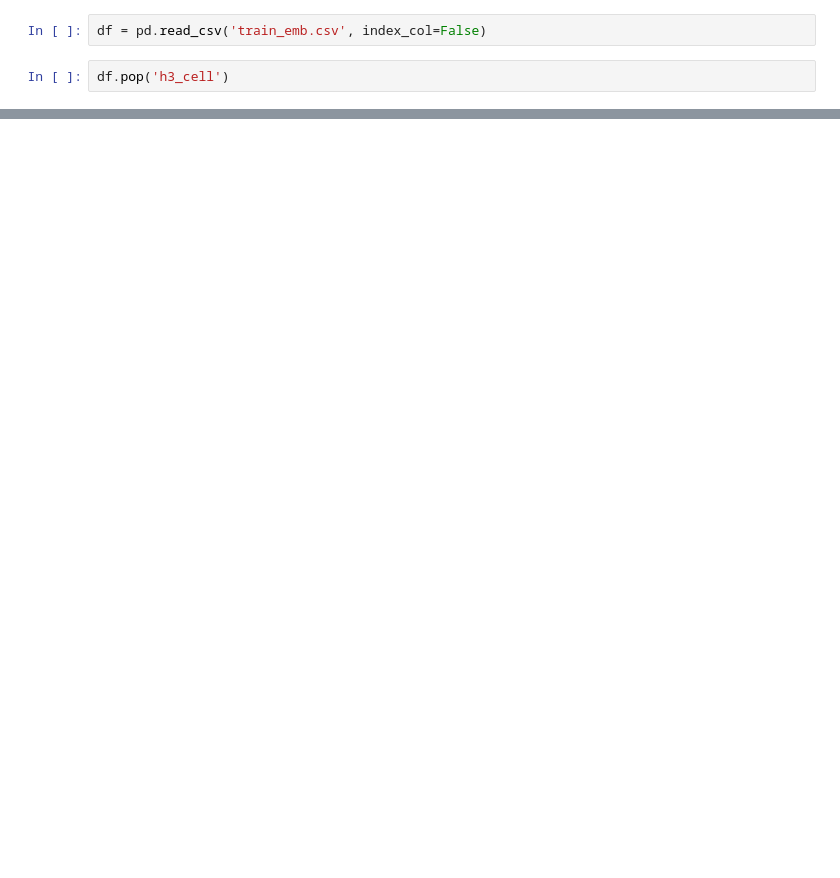
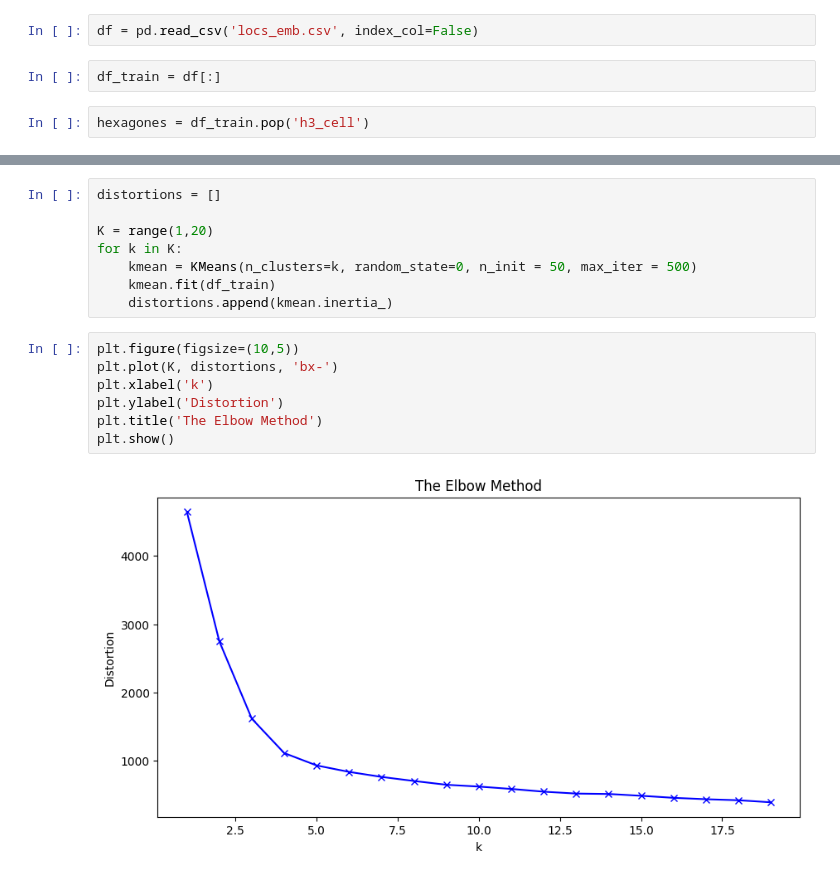
Before and after one commit to Alexeiyaganov/busness_potential, a Jupyter notebook: clasterization.ipynb, the cells around one changed output, grey strips where cells are left out. Drawn from its saved outputs; the diff is of its cells as text; blank space fills up the shorter version.

```diff
--- a/clasterization.ipynb
+++ b/clasterization.ipynb
@@ -12,4 +34,6 @@ from copy import deepcopy
 # %%
-df = pd.read_csv('train_emb.csv', index_col=False)
+df = pd.read_csv('locs_emb.csv', index_col=False)
+# %%
+df_train = df[:]
 # %%
-df.pop('h3_cell')
+hexagones = df_train.pop('h3_cell')
@@ -54,0 +60,17 @@ for i in range(8):
+# %%
+distortions = []
+
+K = range(1,20)
+for k in K:
+    kmean = KMeans(n_clusters=k, random_state=0, n_init = 50, max_iter = 500)
+    kmean.fit(df_train)
+    distortions.append(kmean.inertia_)
+# %%
+plt.figure(figsize=(10,5))
+plt.plot(K, distortions, 'bx-')
+plt.xlabel('k')
+plt.ylabel('Distortion')
+plt.title('The Elbow Method')
+plt.show()
+# %% [output]
+[figure, added]
```
Also changed, not shown: parts of 37 cells of this notebook, 2 other files.
